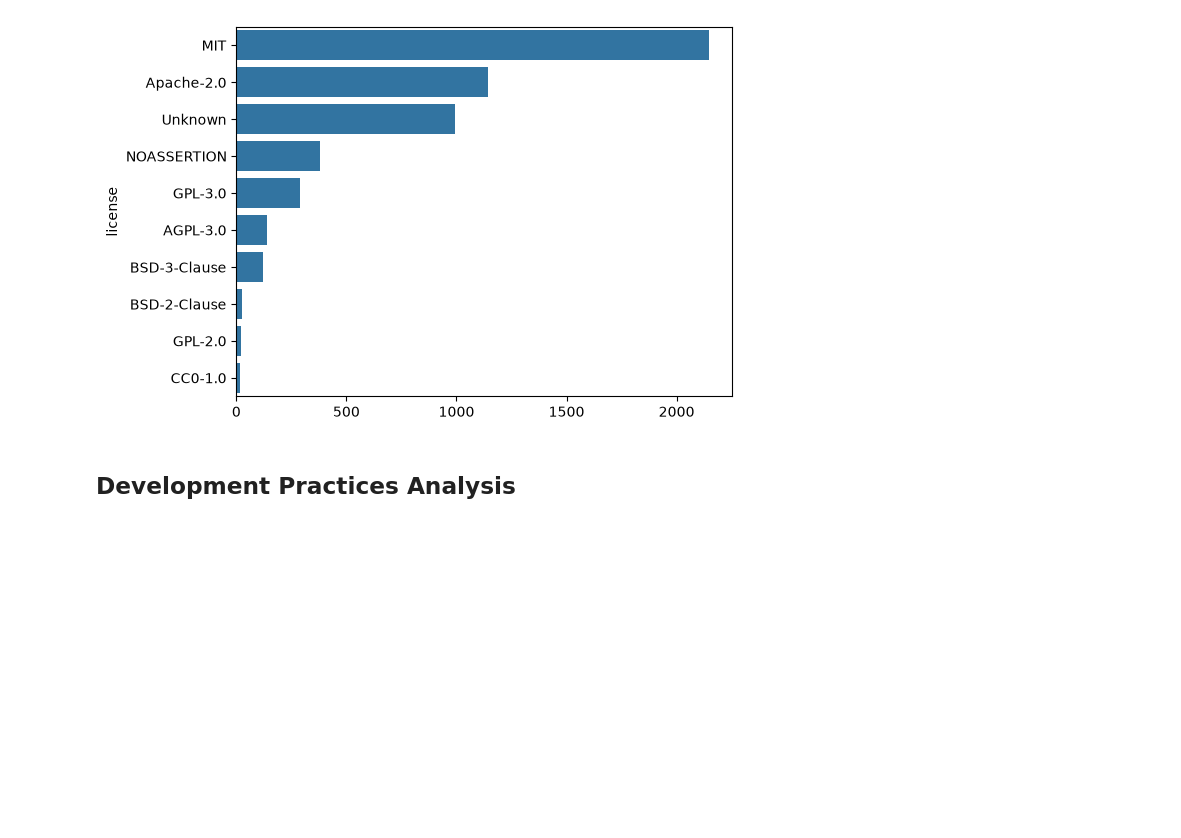
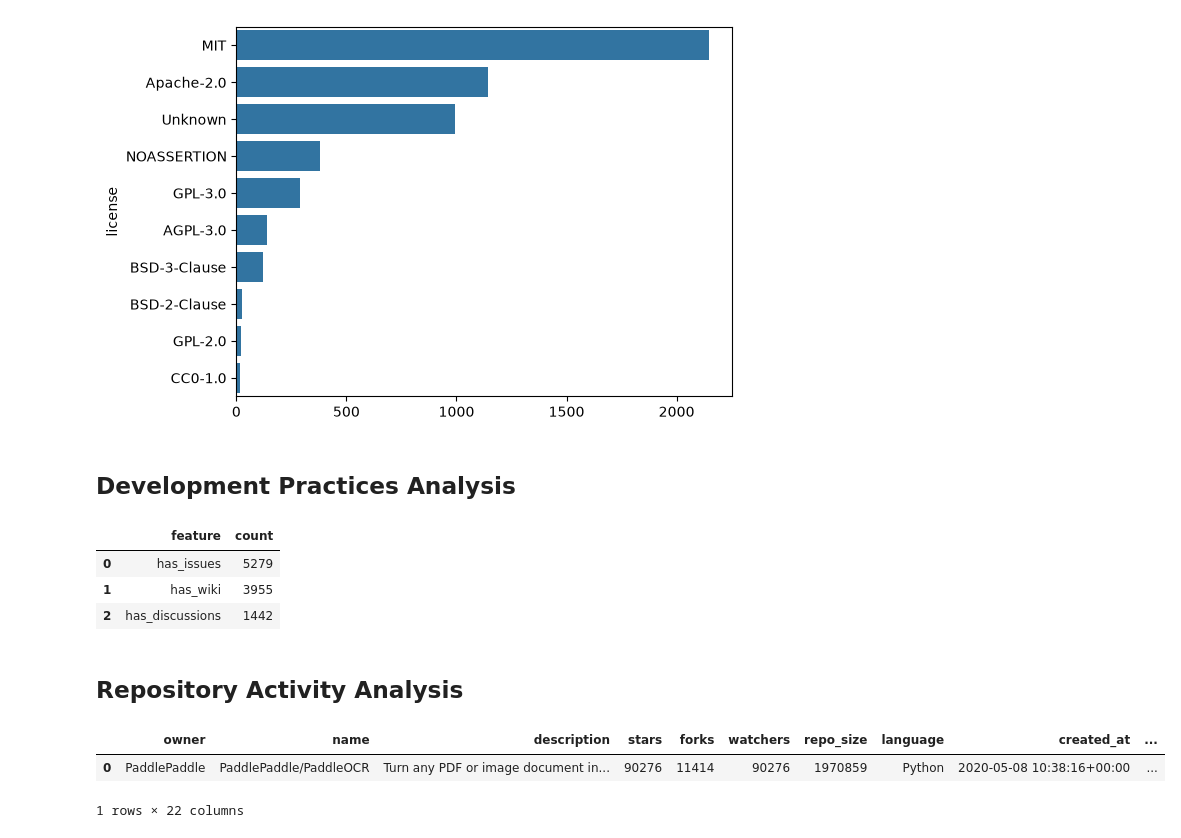
Before and after one commit to hellovishwas/python-ecosystem-intelligence, a Jupyter notebook: notebooks/03_github_eda.ipynb, the cells around one changed output. Cells and saved outputs as stored; diff of their text form; code cells hidden in the pictures; blank space fills up the shorter version.

```diff
--- a/notebooks/03_github_eda.ipynb
+++ b/notebooks/03_github_eda.ipynb
@@ -94,3 +99,12 @@ plt.show()
 [figure]
 # %% [markdown]
 ## Development Practices Analysis
+# %%
+true_counts = df[["has_issues", "has_wiki", "has_discussions"]].sum().reset_index()
+true_counts.columns=["feature","count"]
+true_counts
+# %% [output]
+|  | feature | count |
+| 0 | has_issues | 5279 |
+| 1 | has_wiki | 3955 |
+| 2 | has_discussions | 1442 |
@@ -96,0 +114,2 @@ plt.show()
+# %% [markdown]
+## Repository Activity Analysis
@@ -96,0 +119,7 @@ plt.show()
+# %%
+df["updated_year"] = df["updated_at"].dt.year
+df.head(1)
+# %% [output]
+|  | owner | name | description | stars | forks | watchers | repo_size | language | created_at | ... |
+| 0 | PaddlePaddle | PaddlePaddle/PaddleOCR | Turn any PDF or image document in... | 90276 | 11414 | 90276 | 1970859 | Python | 2020-05-08 10:38:16+00:00 | ... |
+1 rows × 22 columns
```
Also changed, not shown: parts of 9 cells of this notebook, 6 other files.
